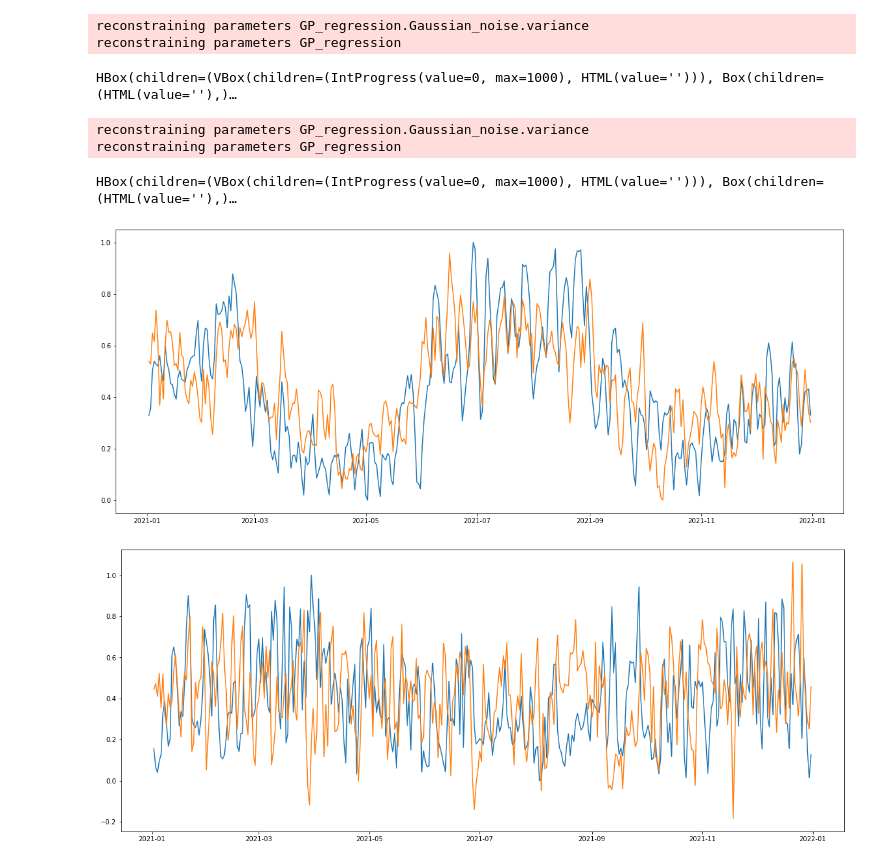
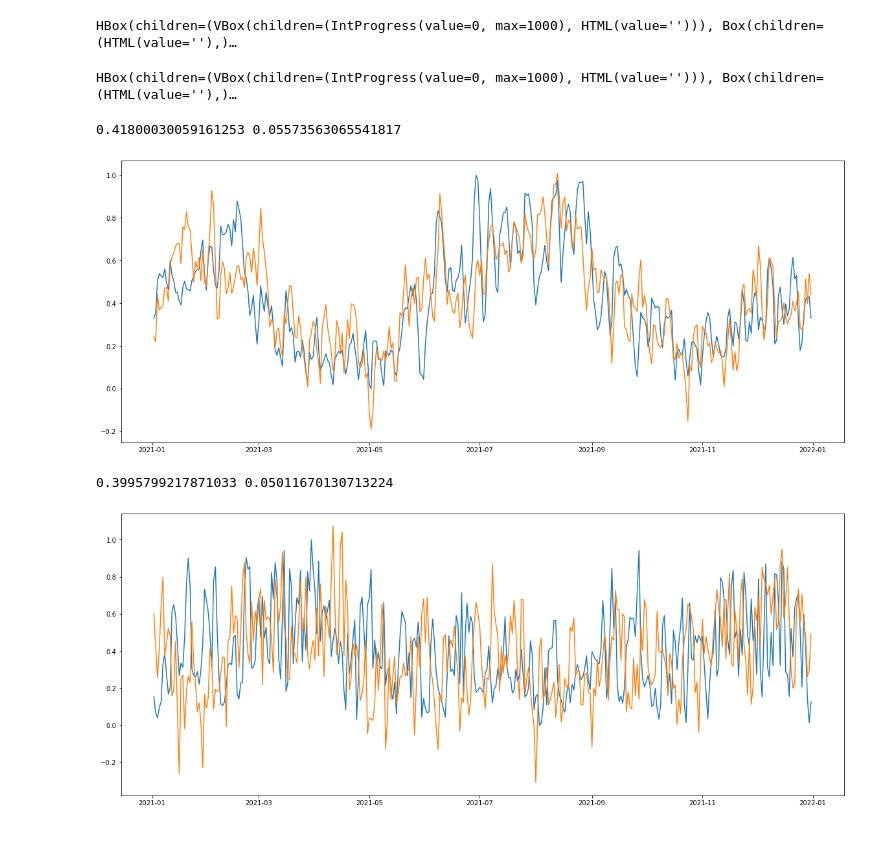
Before and after one commit to pmollbernardes/mlpw-supply-model, a Jupyter notebook: supply_model.ipynb, the cells around one changed output. Drawn from its saved outputs; the diff is of its cells as text; code cells hidden in the pictures.

```diff
--- a/supply_model.ipynb
+++ b/supply_model.ipynb
@@ -5,7 +6,8 @@ from load import load_daily_generation_data
 # %%
 data = load_daily_generation_data('.\Data\gen_2021.csv')
 day_of_week = np.array([ts.weekday() for ts in data['timestamps']])
-month = np.array([ts.month - 1 for ts in data['timestamps']])
+datetimes = np.array([datetime.datetime.combine(
+    date, datetime.time(1, 1)) for date in data['timestamps']])
 # %%
 def normalize_series(series, normalization_const = None):
     series = np.array(series).reshape(-1, 1)
@@ -14,7 +16,7 @@ def normalize_series(series, normalization_const = None):
         normalization_const = np.max(series) - series_min
     return (series - series_min)/normalization_const
 # %%
-x = np.concatenate((normalize_series(day_of_week), normalize_series(month)), axis=1)
+x = np.concatenate((normalize_series(datetimes), normalize_series(day_of_week)), axis=1)
 y_renewables = normalize_series(data['renewables'])
 y_non_renewables = normalize_series(data['non_renewables'])
 # %%
@@ -23,15 +30,17 @@ GPy.plotting.change_plotting_library('plotly_offline')
 # %%
 def train_periodic_gp(x, y):
     input_dims = x.shape[1]
-    kernel_rbf = GPy.kern.RBF(input_dim=input_dims)
-    kernel_periodic = GPy.kern.StdPeriodic(input_dim=2, active_dims=[1, 2], period=1.0)
+    kernel_rbf = GPy.kern.RBF(input_dim=1, active_dims=[2])
+    kernel_periodic_week = GPy.kern.StdPeriodic(
+        input_dim=1, active_dims=[1], period=1.0)
+    kernel_periodic_year = GPy.kern.StdPeriodic(
+        input_dim=1, active_dims=[0], period=1.0)
     kernel_white = GPy.kern.White(input_dim=input_dims)
     kernel_bias = GPy.kern.Bias(input_dim=input_dims)
-    kernel = kernel_rbf + kernel_white + kernel_periodic + kernel_bias
+    kernel = kernel_rbf + kernel_white + \
+        kernel_periodic_year + kernel_periodic_week + kernel_bias
 
     m = GPy.models.GPRegression(x, y,kernel)
-    #m.Gaussian_noise.variance.constrain_bounded(0.01, 10)
-    m.constrain_positive()
 
     m.optimize(messages=True)
     return m
@@ -44,15 +53,12 @@ y_prev_timestep_r = y_renewables[1:]
 model_nr = train_periodic_gp(x_prev_timestep_nr, y_prev_timestep_nr)
 model_r = train_periodic_gp(x_prev_timestep_r, y_prev_timestep_r)
 # %% [output]
-reconstraining parameters GP_regression.Gaussian_noise.variance
-reconstraining parameters GP_regression
+HBox(children=(VBox(children=(IntProgress(value=0, max=1000), HTML(value=''))), Box(children=(HTML(value=''),)…
 HBox(children=(VBox(children=(IntProgress(value=0, max=1000), HTML(value=''))), Box(children=(HTML(value=''),)…
-reconstraining parameters GP_regression.Gaussian_noise.variance
-reconstraining parameters GP_regression
-HBox(children=(VBox(children=(IntProgress(value=0, max=1000), HTML(value=''))), Box(children=(HTML(value=''),)…
 # %%
 non_renewables_mean = np.mean(y_non_renewables)
 non_renewables_var = np.var(y_non_renewables)
+print(non_renewables_mean, non_renewables_var)
 
 plt.plot(data['timestamps'], y_non_renewables)
 plots = 1
@@ -67,22 +73,25 @@ fig = plt.gcf()
 fig.set_size_inches(20, 8)
 plt.show()
 # %% [output]
+0.41800030059161253 0.05573563065541817
-[figure, old version]
+[figure, new version]
 # %%
 renewables_mean = np.mean(y_renewables)
 renewables_var = np.var(y_renewables)
+print(renewables_mean, renewables_var)
 
 plt.plot(data['timestamps'], y_renewables)
 plots = 1
 for _ in range(plots):
     pred = np.array([np.random.normal(renewables_mean, renewables_var)])
     for day in x:
         input = np.concatenate((day.reshape(1,-1), np.array([pred[-1]]).reshape(1, 1)), axis=1)
-        y = model_r.posterior_samples(input, size=1)[0]
+        y = model_r.posterior_samples(input, size=1)[0][0][0]
         pred = np.append(pred, y)
     plt.plot(data['timestamps'], pred[1:])
 fig = plt.gcf()
 fig.set_size_inches(20, 8)
 plt.show()
 # %% [output]
+0.3995799217871033 0.05011670130713224
-[figure, old version]
+[figure, new version]
```
Also changed, not shown: parts of 4 cells of this notebook, 4 other files.
